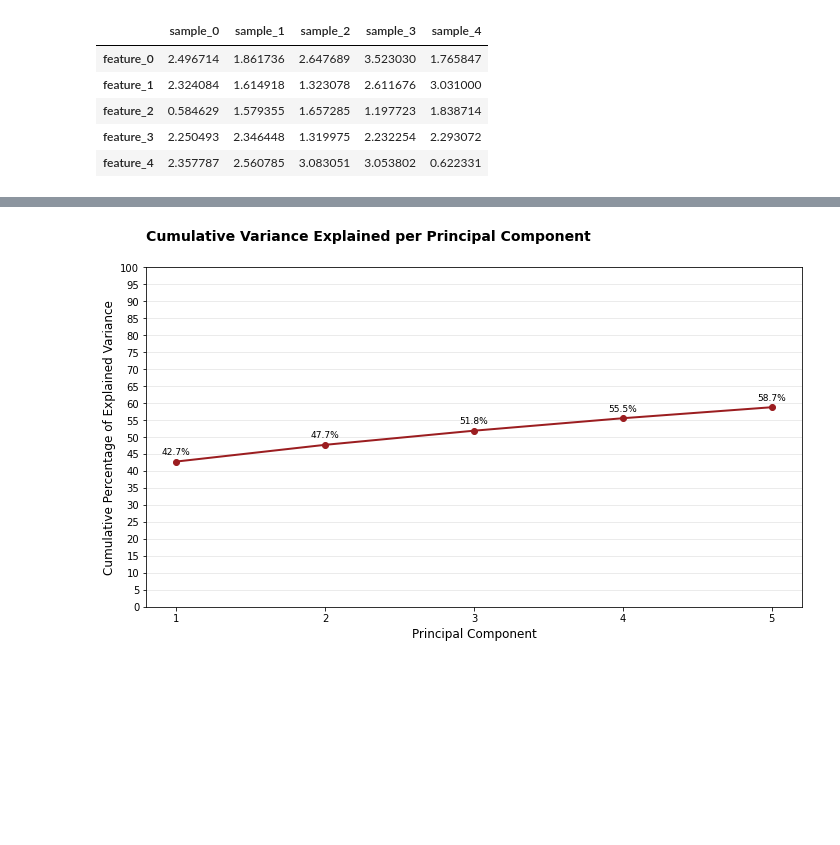
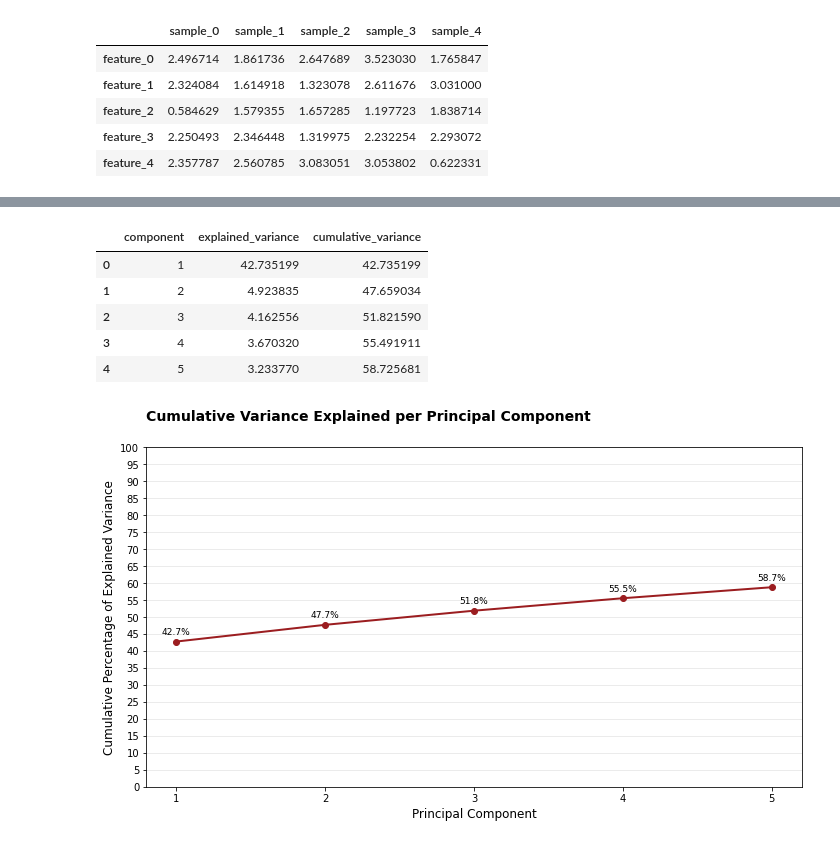
Before and after one commit to mtinti/ProjectUtility, a Jupyter notebook: nbs/01_dim_red_utility.ipynb, the cells around one changed output, grey strips where cells are left out. Drawn from its saved outputs; the diff is of its cells as text; code cells hidden in the pictures; blank space fills up the shorter version.

```diff
--- a/nbs/01_dim_red_utility.ipynb
+++ b/nbs/01_dim_red_utility.ipynb
@@ -757,11 +796,18 @@ fig, ax = plotter.plot_biplot(
 [figure]
 # %%
 # Cumulative explained variance
-fig, ax = plotter.plot_explained_variance(
+fig, ax, tmp_df = plotter.plot_explained_variance(
     cumulative=True,
     color="#9B1D20"
 )
+tmp_df.head()
 # %% [output]
+|  | component | explained_variance | cumulative_variance |
+| 0 | 1 | 42.735199 | 42.735199 |
+| 1 | 2 | 4.923835 | 47.659034 |
+| 2 | 3 | 4.162556 | 51.821590 |
+| 3 | 4 | 3.670320 | 55.491911 |
+| 4 | 5 | 3.233770 | 58.725681 |
 [figure]
 # %%
 # Individual explained variance
```
Also changed, not shown: parts of 9 cells of this notebook, 4 other files.
